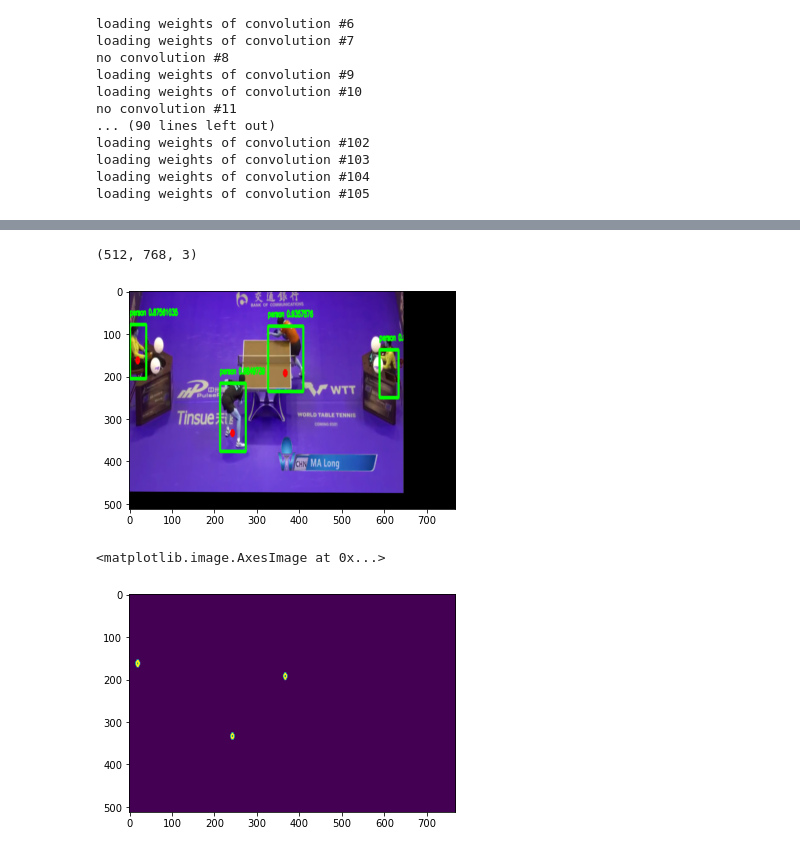
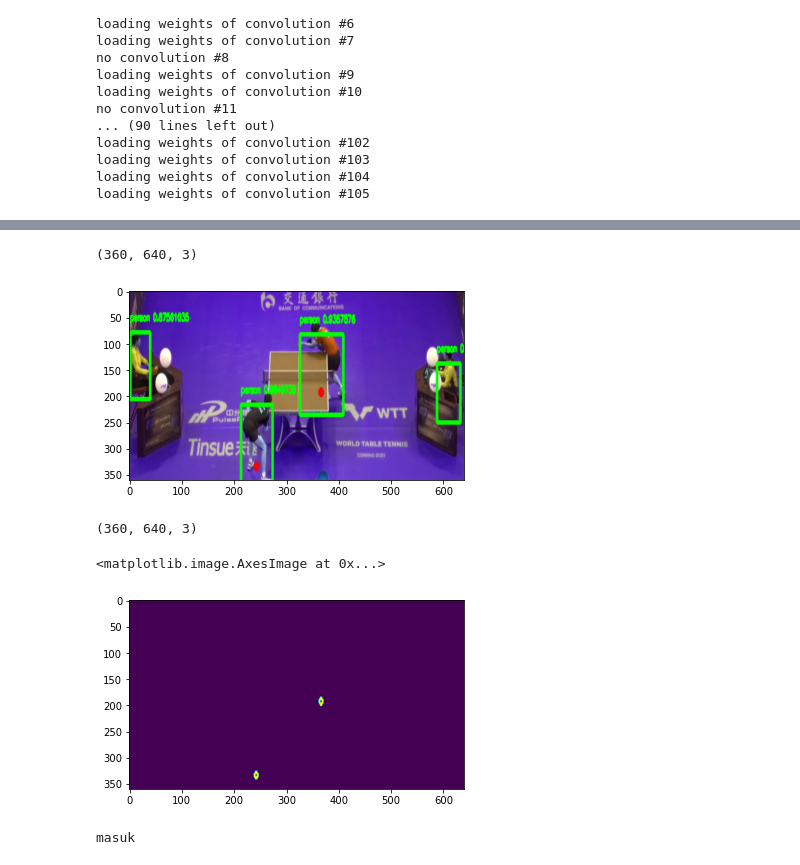
Before and after one commit to archeltaneka/table-tennis-analytics, a Jupyter notebook: table_tennis_analytic_playground.ipynb, the cells around one changed output, grey strips where cells are left out. Drawn from its saved outputs; the diff is of its cells as text; code cells hidden in the pictures.

```diff
--- a/table_tennis_analytic_playground.ipynb
+++ b/table_tennis_analytic_playground.ipynb
@@ -209,16 +219,21 @@ def getPlayersMask(im):
 
     return cv2.inRange(result, lower_range, upper_range)
 # %%
-court = cv2.imread('./data/large_thumbnail.jpg')
+court = cv2.imread('./data/table_tennis_court.png')
+court = cv2.resize(court, (w,h))
 
 img_homography = homographyTransform(img, court, showResult=True)
 img_homography.shape
 # %% [output]
-(512, 768, 3)
+(360, 640, 3)
-[figure, old version]
+[figure, new version]
+# %%
+court.shape
+# %% [output]
+(360, 640, 3)
 # %%
 mask = getPlayersMask(img_homography)
 plt.imshow(mask)
 # %% [output]
 <matplotlib.image.AxesImage at 0x...>
-[figure, old version]
+[figure, new version]
@@ -224,0 +247,16 @@ plt.imshow(mask)
+# %%
+contours = cv2.findContours(mask.copy(), cv2.RETR_EXTERNAL, cv2.CHAIN_APPROX_SIMPLE)
+contours = imutils.grab_contours(contours)
+
+color = [255,0,0]
+
+if contours is not None:
+    print('masuk')
+    for cont in contours:
+        res = drawPlayersOnCourt(court, cont[0], color)
+
+cv2.imshow('court', court)
+cv2.waitKey(0)
+cv2.destroyAllWindows()
+# %% [output]
+masuk
```
Also changed, not shown: parts of 7 cells of this notebook.
